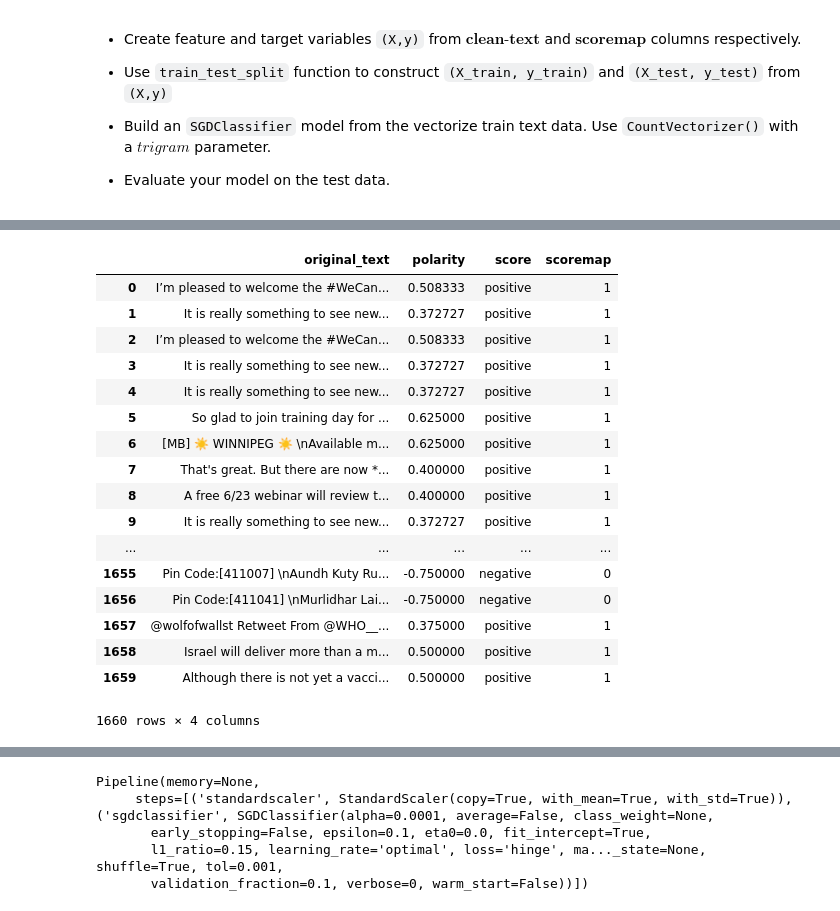
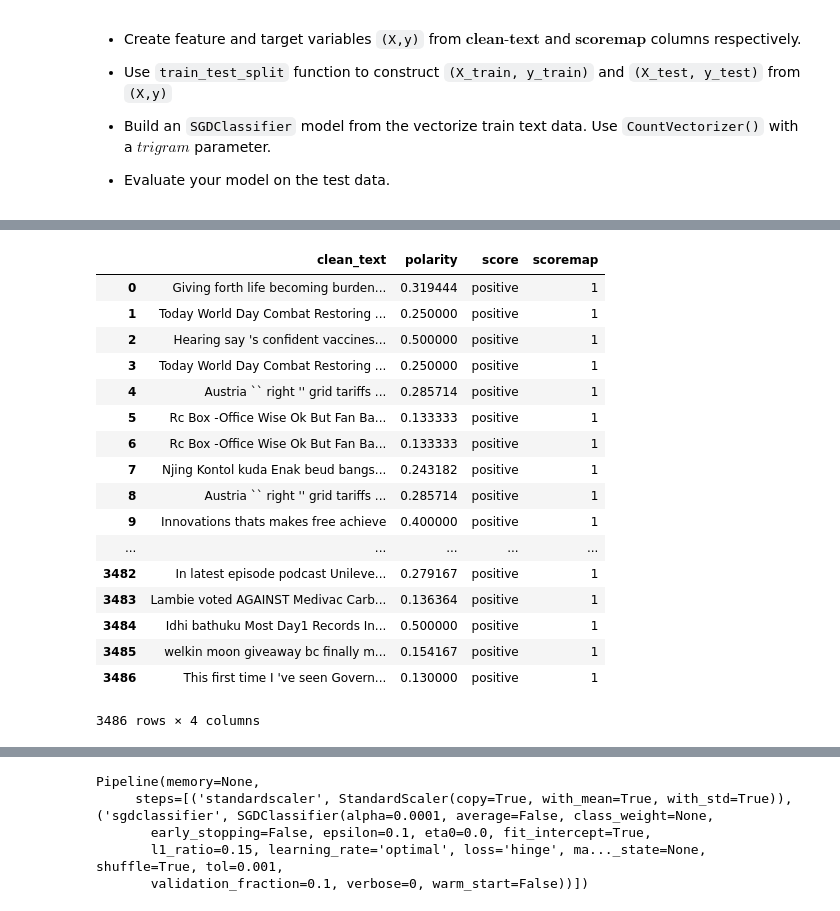
Before and after one commit to mozartofmath/week0_task2, a Jupyter notebook: Challenge_ Day2.ipynb, the cells around one changed output, grey strips where cells are left out. Cells and saved outputs as stored; diff of their text form; code cells hidden in the pictures.

```diff
--- a/Challenge_ Day2.ipynb
+++ b/Challenge_ Day2.ipynb
@@ -364,8 +332,10 @@ Deprecated in NumPy 1.20; for more details and guidance: https://numpy.org/devdo
 # %%
-#clean_tweets = pd.read_csv('cleaned_fintech_data.csv')
+clean_tweets = pd.read_csv('cleaned_fintech_data.csv')
 # %%
-#clean_tweet = pd.DataFrame(columns=['clean_text','polarity'])
-#print(0)
+import numpy as np
+d = {'clean_text': list(clean_tweets['clean_text']), 'polarity': list(clean_tweets['polarity'])}
+clean_tweet = pd.DataFrame(data= d)
+print(0)
 
 #clean_tweet['clean_text'] =  list(clean_tweets['clean_text'])
 #clean_tweet['polarity'] = list(clean_tweets['polarity'])
@@ -374,6 +344,8 @@ AttributeError: type object 'object' has no attribute 'dtype'
 # %%
-clean_tweet = tweet_df[['clean_text','polarity']]
-clean_tweet[['polarity']] == 'polarity'
-clean_tweet['polarity'] = pd.to_numeric(clean_tweet['polarity'])
+#clean_tweet = tweet_df[['original_text','polarity']]
+#clean_tweet[['polarity']] == 'polarity'
 clean_tweet.dropna()
+clean_tweet['polarity'] = pd.to_numeric(clean_tweet['polarity'],errors='coerce')
+clean_tweet.dropna()
+clean_tweet
 # %% [output]
@@ -381,8 +370,8 @@ KeyError: "['clean_text'] not in index"
 # %%
 def text_category(p):
-    if p <= -0.66:
+    if p < 0:
         return 'negative'
-    elif p > -0.66 and p <= 0.33:
+    elif p == 0:
         return 'neutral'
     else:
         return 'positive'
@@ -448,23 +433,24 @@ def score_to_bin(x):
 # %%
 newdf['scoremap'] = newdf['score'].apply(score_to_bin)
 newdf
+newdf.dropna()
 # %% [output]
-|  | original_text | polarity | score | scoremap |
-| 0 | I’m pleased to welcome the #WeCan... | 0.508333 | positive | 1 |
-| 1 | It is really something to see new... | 0.372727 | positive | 1 |
-| 2 | I’m pleased to welcome the #WeCan... | 0.508333 | positive | 1 |
-| 3 | It is really something to see new... | 0.372727 | positive | 1 |
-| 4 | It is really something to see new... | 0.372727 | positive | 1 |
-| 5 | So glad to join training day for ... | 0.625000 | positive | 1 |
-| 6 | [MB] ☀️ WINNIPEG ☀️ \nAvailable m... | 0.625000 | positive | 1 |
-| 7 | That's great. But there are now *... | 0.400000 | positive | 1 |
-| 8 | A free 6/23 webinar will review t... | 0.400000 | positive | 1 |
-| 9 | It is really something to see new... | 0.372727 | positive | 1 |
+|  | clean_text | polarity | score | scoremap |
+| 0 | Giving forth life becoming burden... | 0.319444 | positive | 1 |
+| 1 | Today World Day Combat Restoring ... | 0.250000 | positive | 1 |
+| 2 | Hearing say 's confident vaccines... | 0.500000 | positive | 1 |
+| 3 | Today World Day Combat Restoring ... | 0.250000 | positive | 1 |
+| 4 | Austria `` right '' grid tariffs ... | 0.285714 | positive | 1 |
+| 5 | Rc Box -Office Wise Ok But Fan Ba... | 0.133333 | positive | 1 |
+| 6 | Rc Box -Office Wise Ok But Fan Ba... | 0.133333 | positive | 1 |
+| 7 | Njing Kontol kuda Enak beud bangs... | 0.243182 | positive | 1 |
+| 8 | Austria `` right '' grid tariffs ... | 0.285714 | positive | 1 |
+| 9 | Innovations thats makes free achieve | 0.400000 | positive | 1 |
 | ... | ... | ... | ... | ... |
-| 1655 | Pin Code:[411007] \nAundh Kuty Ru... | -0.750000 | negative | 0 |
-| 1656 | Pin Code:[411041] \nMurlidhar Lai... | -0.750000 | negative | 0 |
-| 1657 | @wolfofwallst Retweet From @WHO__... | 0.375000 | positive | 1 |
-| 1658 | Israel will deliver more than a m... | 0.500000 | positive | 1 |
-| 1659 | Although there is not yet a vacci... | 0.500000 | positive | 1 |
+| 3482 | In latest episode podcast Unileve... | 0.279167 | positive | 1 |
+| 3483 | Lambie voted AGAINST Medivac Carb... | 0.136364 | positive | 1 |
+| 3484 | Idhi bathuku Most Day1 Records In... | 0.500000 | positive | 1 |
+| 3485 | welkin moon giveaway bc finally m... | 0.154167 | positive | 1 |
+| 3486 | This first time I 've seen Govern... | 0.130000 | positive | 1 |
-1660 rows × 4 columns
+3486 rows × 4 columns
 # %%
```
Also changed, not shown: parts of 8 cells of this notebook, 2 other files.
